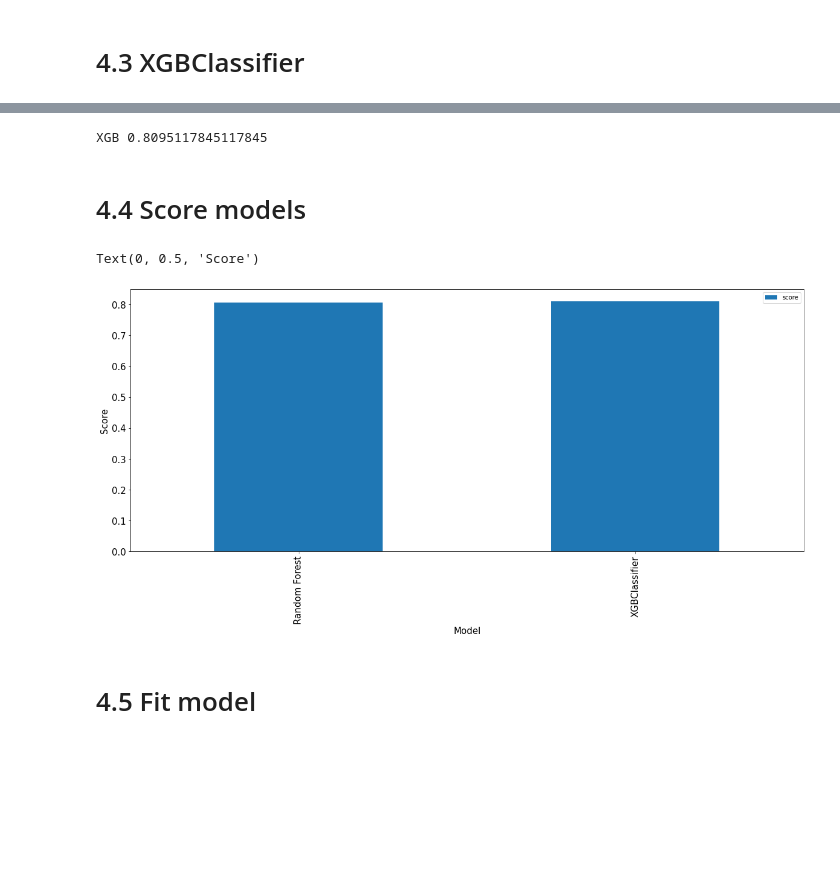
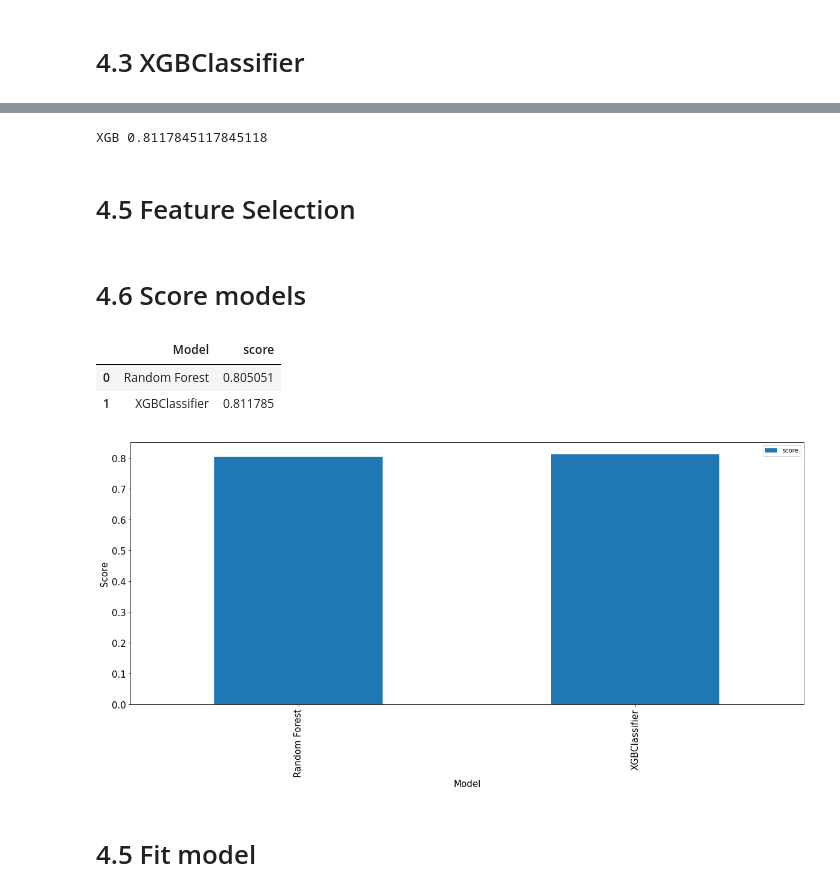
Before and after one commit to hemakaraveenhansika/pump-it-up, a Jupyter notebook: pump-it-up.ipynb, the cells around one changed output, grey strips where cells are left out. Drawn from its saved outputs; the diff is of its cells as text; code cells hidden in the pictures; blank space fills up the shorter version.

```diff
--- a/pump-it-up.ipynb
+++ b/pump-it-up.ipynb
@@ -1079,0 +1076,5 @@ scaler = RobustScaler()
+# %%
+num_transformer = make_pipeline(scaler)
+cat_transformer = make_pipeline(encoder)
+
+colum_transfer = ColumnTransformer(transformers=[('num', num_transformer, numeric_columns), ('cat', cat_transformer, category_columns)])
@@ -1137,12 +1133,14 @@ robust_train_data_1
 # %%
 target='status_group' #assign out target column as target
-used_cols = [c for c in robust_train_data_1.columns.tolist() if c not in [target]]
-X=robust_train_data_1[used_cols]
-y=robust_train_data_1[target]
+used_cols = [c for c in train_data_1.columns.tolist() if c not in [target]]
+X=train_data_1[used_cols]
+y=train_data_1[target]
 # %%
 # to divide our X and y to test and train
 X_train, X_test, y_train, y_test = train_test_split(X, y, test_size=0.2, random_state=42)
 # %% [markdown]
 # 4.2 RandomForestClassifier
 # %%
-rfc_model = RandomForestClassifier(n_estimators=50, random_state=42, n_jobs=-1,class_weight='balanced')
+rfc = RandomForestClassifier(n_estimators=50, random_state=42, n_jobs=-1,class_weight='balanced')
+rfc_model = make_pipeline(colum_transfer, rfc)
+rfc_model.fit(X_train, y_train)
@@ -1160,5 +1170,6 @@ Random Forest 0.8056397306397306
 # %% [markdown]
 # 4.3 XGBClassifier
 # %%
-xgb_model = XGBClassifier(objective = 'multi:softmax', booster = 'gbtree', num_class = 3, eval_metric = 'merror', eta = .1,max_depth = 12, colsample_bytree = .4, learning_rate = 0.1,
-                        max_delta_step=1)
+xgb = XGBClassifier(objective = 'multi:softmax', booster = 'gbtree', num_class = 3, eval_metric = 'merror', eta = .1,max_depth = 12, colsample_bytree = .4, learning_rate = 0.1, max_delta_step=1)
+xgb_model = make_pipeline(colum_transfer, xgb)
+xgb_model.fit(X_train, y_train)
@@ -1178,6 +1194,7 @@ XGBClassifier(base_score=0.5, booster='gbtree', colsample_bylevel=1,
 # %%
 scoreXGB= xgb_model.score(X_test,y_test)
+print('XGB' ,scoreXGB)
+# %% [output]
+XGB 0.8117845117845118
-# %%
-print('XGB' ,scoreXGB)
-# %% [output]
-XGB 0.8095117845117845
+# %% [markdown]
+# 4.5 Feature Selection
@@ -1184,12 +1222,16 @@ XGB 0.8095117845117845
 # %% [markdown]
-# 4.4 Score models
+# 4.6 Score models
 # %%
 score = pd.DataFrame([("Random Forest", scoreRFC), ("XGBClassifier", scoreXGB)], columns=["Model", "score"])
 score.plot(x="Model", y="score", kind='bar', fontsize=15)
 plt.xlabel('Model', fontsize=15)
 plt.ylabel('Score', fontsize=15)
+
+score
 # %% [output]
-Text(0, 0.5, 'Score')
+|  | Model | score |
+| 0 | Random Forest | 0.805051 |
+| 1 | XGBClassifier | 0.811785 |
 [figure]
 # %% [markdown]
 # 4.5 Fit model
```
Also changed, not shown: parts of 40 cells of this notebook, 1 other file.
